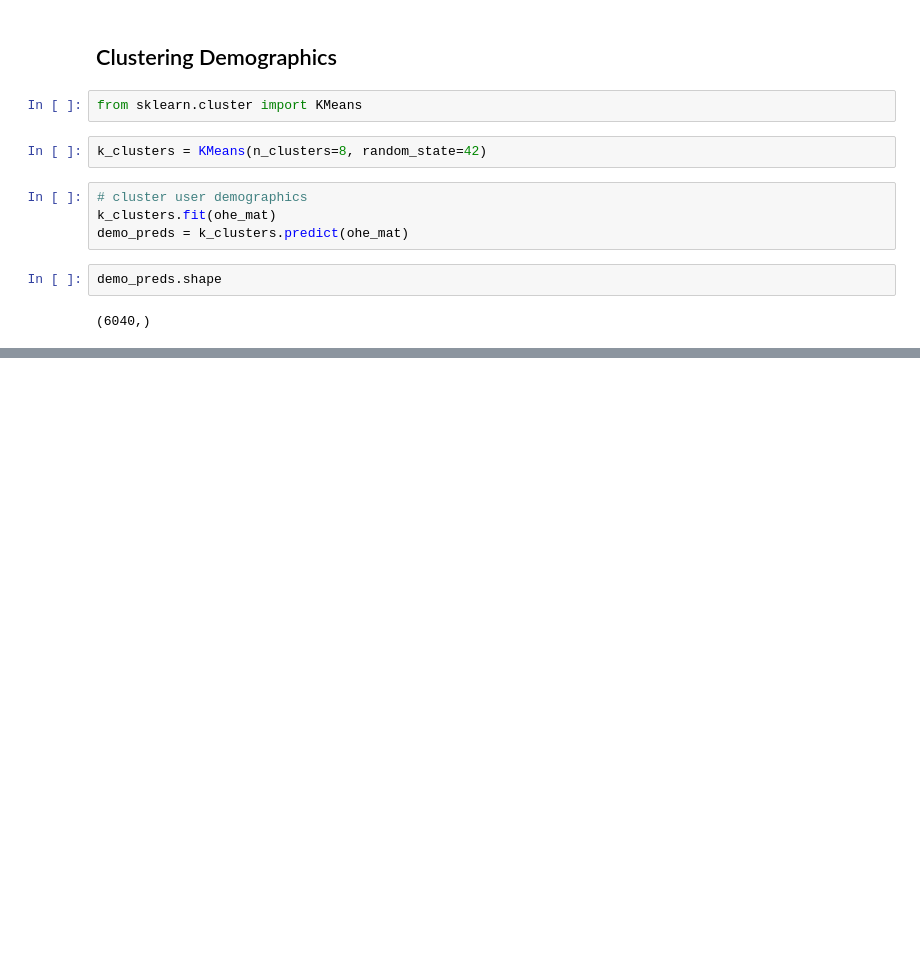
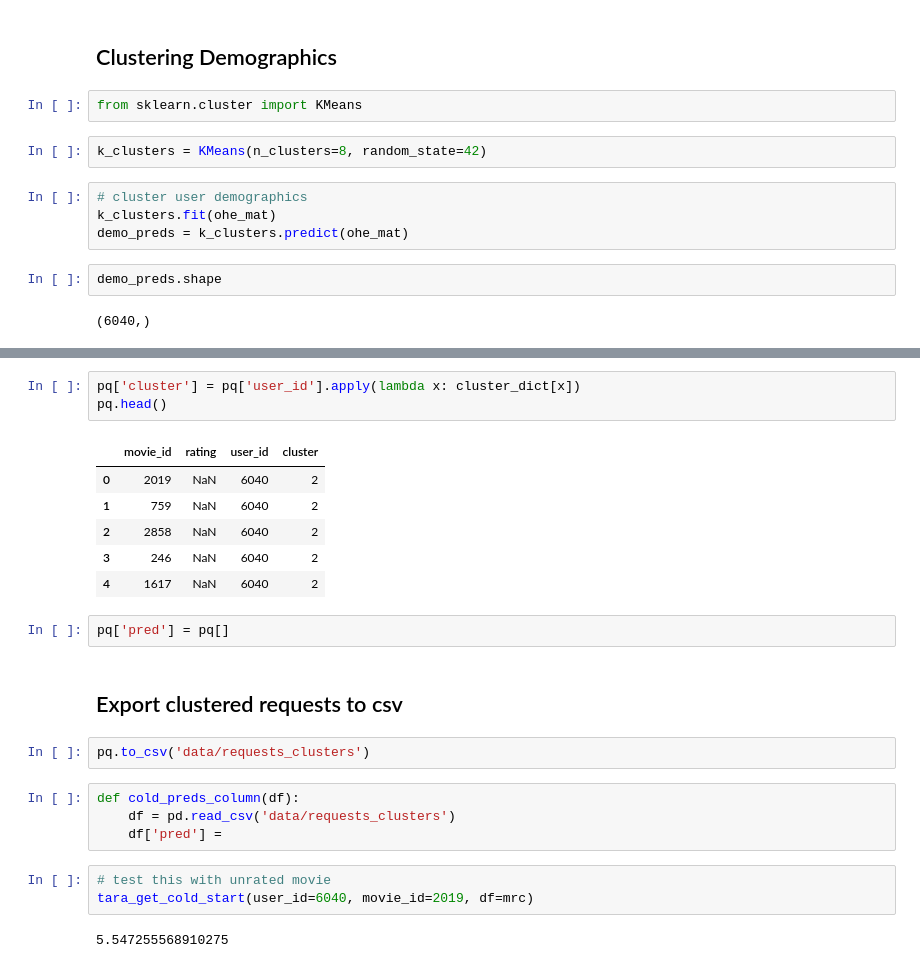
Before and after one commit to tsgreenwood-flatiron-data-science/recommendation-case-study, a Jupyter notebook: tara_eda.ipynb, the cells around one changed output, grey strips where cells are left out. Drawn from its saved outputs; the diff is of its cells as text; blank space fills up the shorter version.

```diff
--- a/tara_eda.ipynb
+++ b/tara_eda.ipynb
@@ -506,0 +480,25 @@ show(ratings_table)
+# %%
+pq['cluster'] = pq['user_id'].apply(lambda x: cluster_dict[x])
+pq.head()
+# %% [output]
+|  | movie_id | rating | user_id | cluster |
+| 0 | 2019 | NaN | 6040 | 2 |
+| 1 | 759 | NaN | 6040 | 2 |
+| 2 | 2858 | NaN | 6040 | 2 |
+| 3 | 246 | NaN | 6040 | 2 |
+| 4 | 1617 | NaN | 6040 | 2 |
+# %%
+pq['pred'] = pq[]
+# %% [markdown]
+## Export clustered requests to csv
+# %%
+pq.to_csv('data/requests_clusters')
+# %%
+def cold_preds_column(df):
+    df = pd.read_csv('data/requests_clusters')
+    df['pred'] =
+# %%
+# test this with unrated movie
+tara_get_cold_start(user_id=6040, movie_id=2019, df=mrc)
+# %% [output]
+5.547255568910275
```
Also changed, not shown: parts of 69 cells of this notebook, 3 other files.
